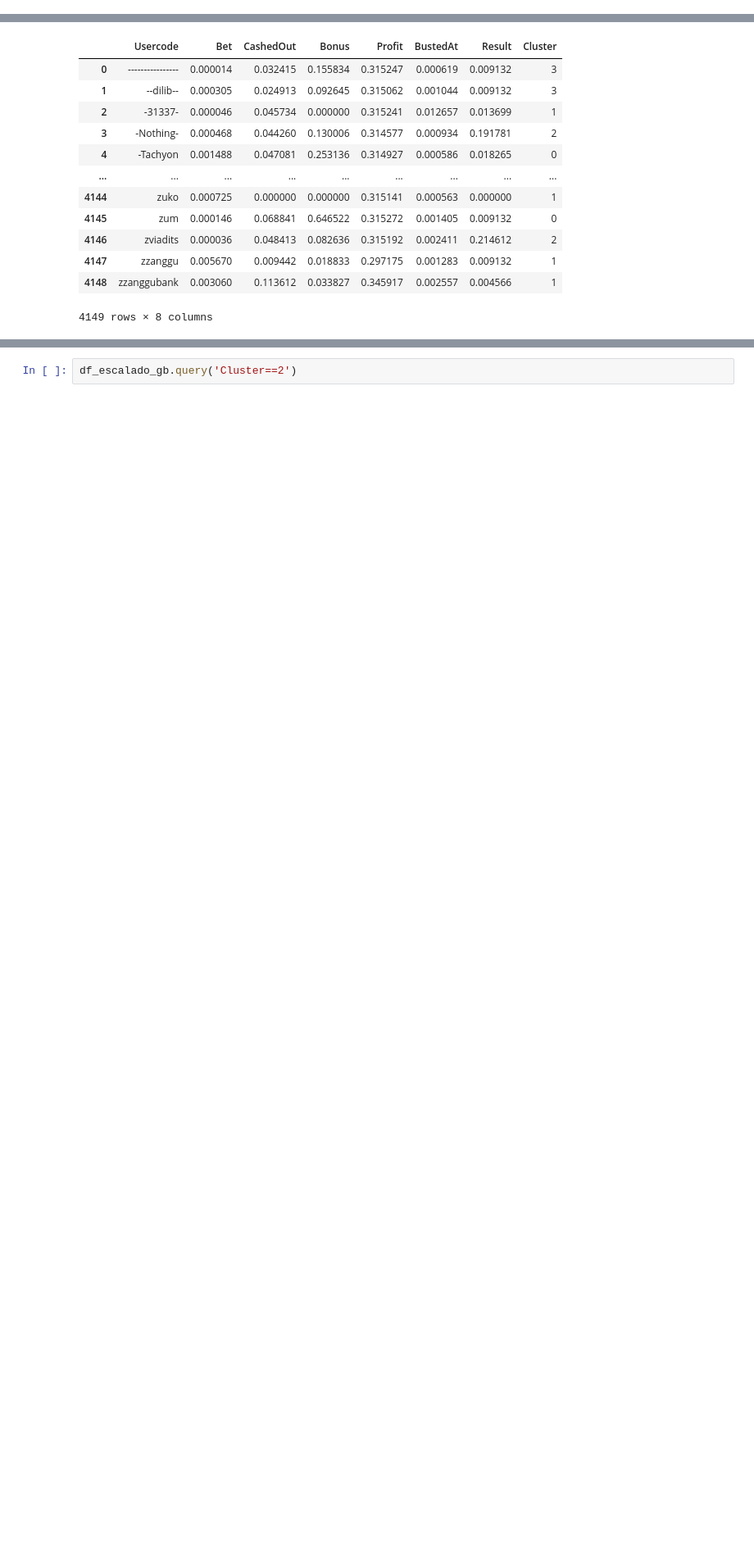
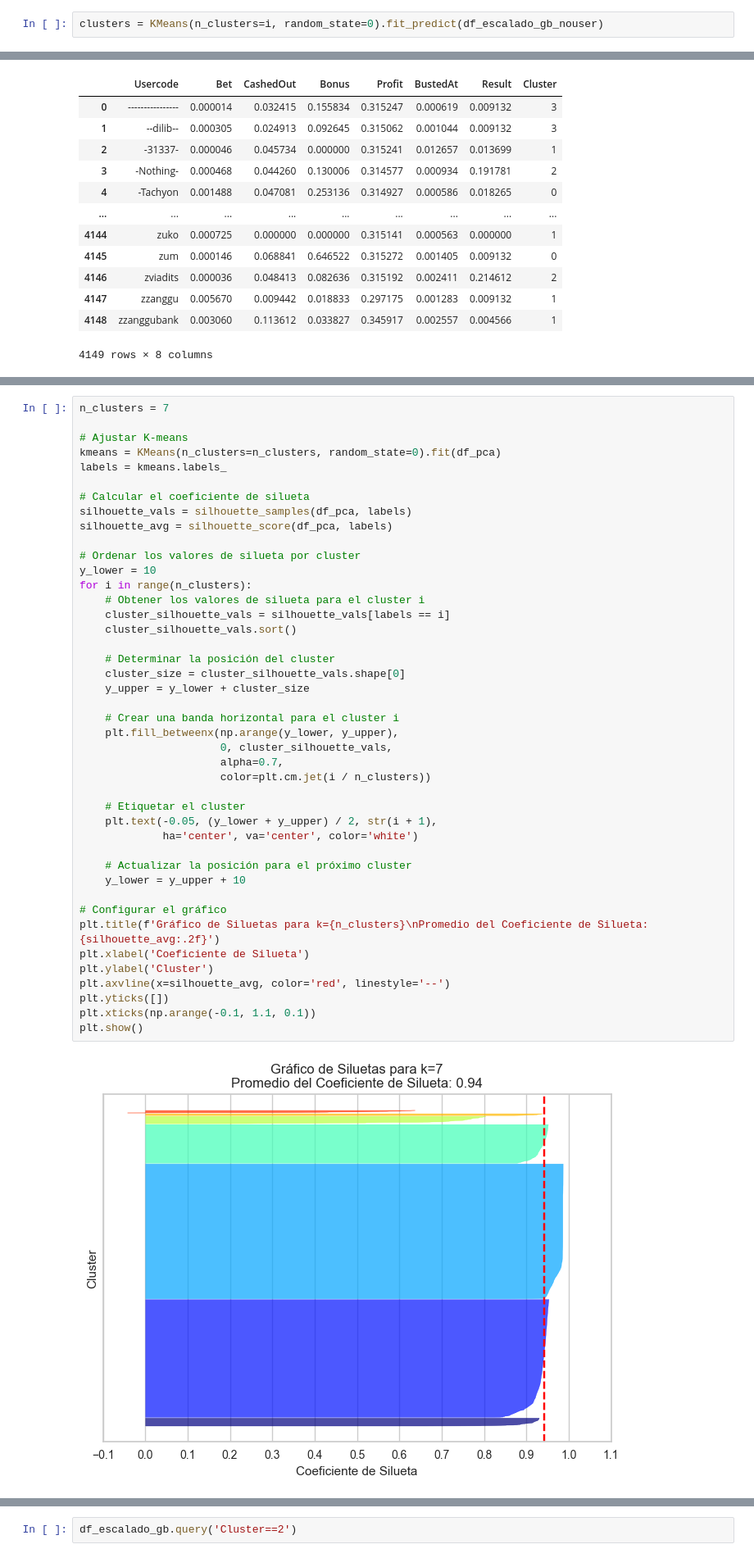
Before and after one commit to AndresEspinal/bustabit, a Jupyter notebook: notebooks/clusterizacion.ipynb, the cells around one changed output, grey strips where cells are left out. Shown at 82% size. Cells and saved outputs as stored; diff of their text form; blank space fills up the shorter version.

```diff
--- a/notebooks/clusterizacion.ipynb
+++ b/notebooks/clusterizacion.ipynb
@@ -175,6 +175,8 @@ plt.show()
 optimal_k = 4
 kmeans = KMeans(n_clusters=optimal_k, random_state=0)
 clusters = kmeans.fit_predict(df_escalado_gb_nouser)
+# %%
+clusters = KMeans(n_clusters=i, random_state=0).fit_predict(df_escalado_gb_nouser)
 # %%
 clusters
 # %% [output]
@@ -211,3 +215,48 @@ plt.title('Visualización de Clústeres con PCA')
 plt.show()
 # %% [output]
 [figure]
+# %%
+n_clusters = 7
+
+# Ajustar K-means
+kmeans = KMeans(n_clusters=n_clusters, random_state=0).fit(df_pca)
+labels = kmeans.labels_
+
+# Calcular el coeficiente de silueta
+silhouette_vals = silhouette_samples(df_pca, labels)
+silhouette_avg = silhouette_score(df_pca, labels)
+
+# Ordenar los valores de silueta por cluster
+y_lower = 10
+for i in range(n_clusters):
+    # Obtener los valores de silueta para el cluster i
+    cluster_silhouette_vals = silhouette_vals[labels == i]
+    cluster_silhouette_vals.sort()
+
+    # Determinar la posición del cluster
+    cluster_size = cluster_silhouette_vals.shape[0]
+    y_upper = y_lower + cluster_size
+
+    # Crear una banda horizontal para el cluster i
+    plt.fill_betweenx(np.arange(y_lower, y_upper),
+                      0, cluster_silhouette_vals,
+                      alpha=0.7,
+                      color=plt.cm.jet(i / n_clusters))
+
+    # Etiquetar el cluster
+    plt.text(-0.05, (y_lower + y_upper) / 2, str(i + 1),
+             ha='center', va='center', color='white')
+
+    # Actualizar la posición para el próximo cluster
+    y_lower = y_upper + 10
+
+# Configurar el gráfico
+plt.title(f'Gráfico de Siluetas para k={n_clusters}\nPromedio del Coeficiente de Silueta: {silhouette_avg:.2f}')
+plt.xlabel('Coeficiente de Silueta')
+plt.ylabel('Cluster')
+plt.axvline(x=silhouette_avg, color='red', linestyle='--')
+plt.yticks([])
+plt.xticks(np.arange(-0.1, 1.1, 0.1))
+plt.show()
+# %% [output]
+[figure, added]
```
Also changed, not shown: parts of 5 cells of this notebook, 6 other files.
